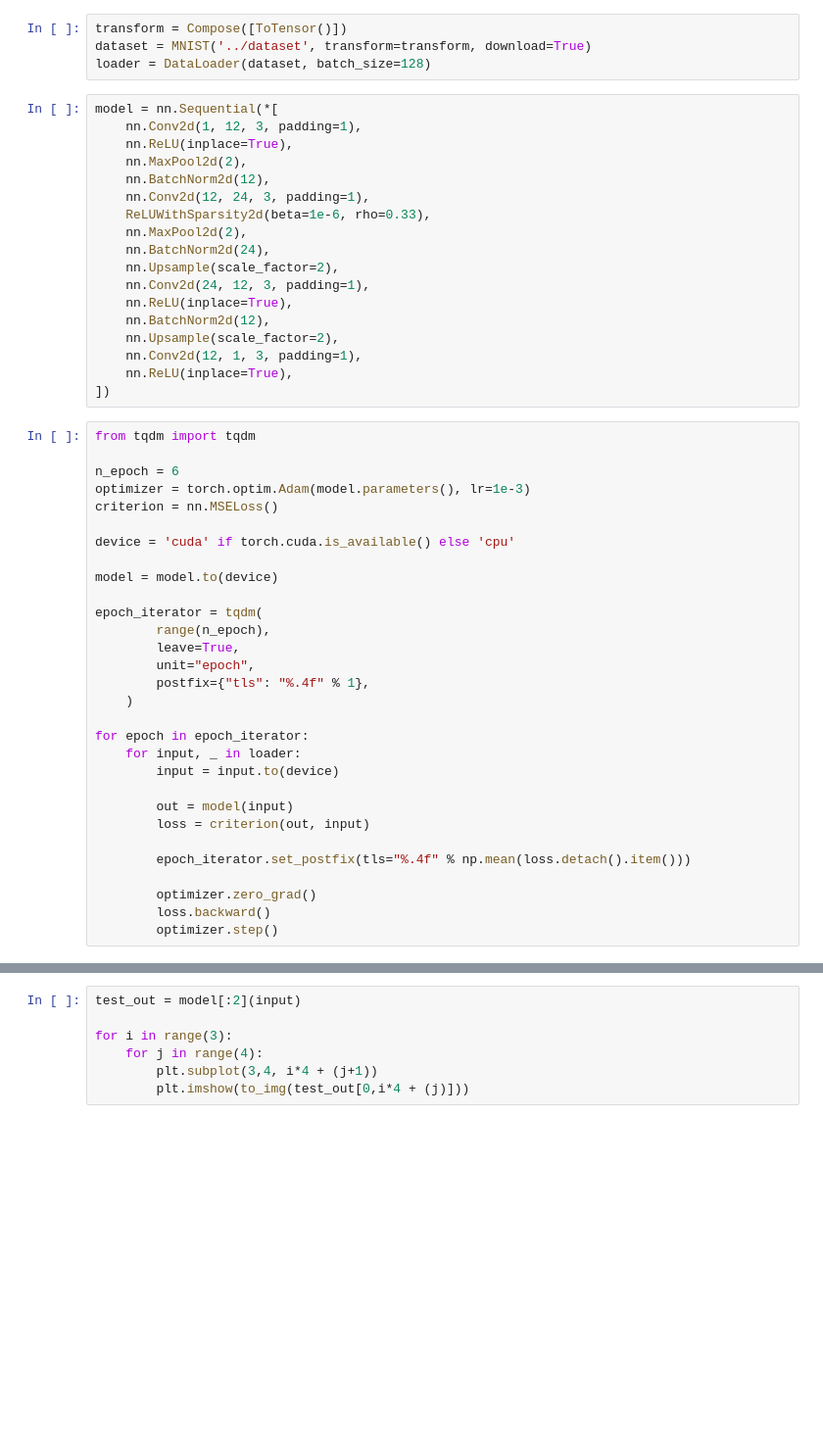
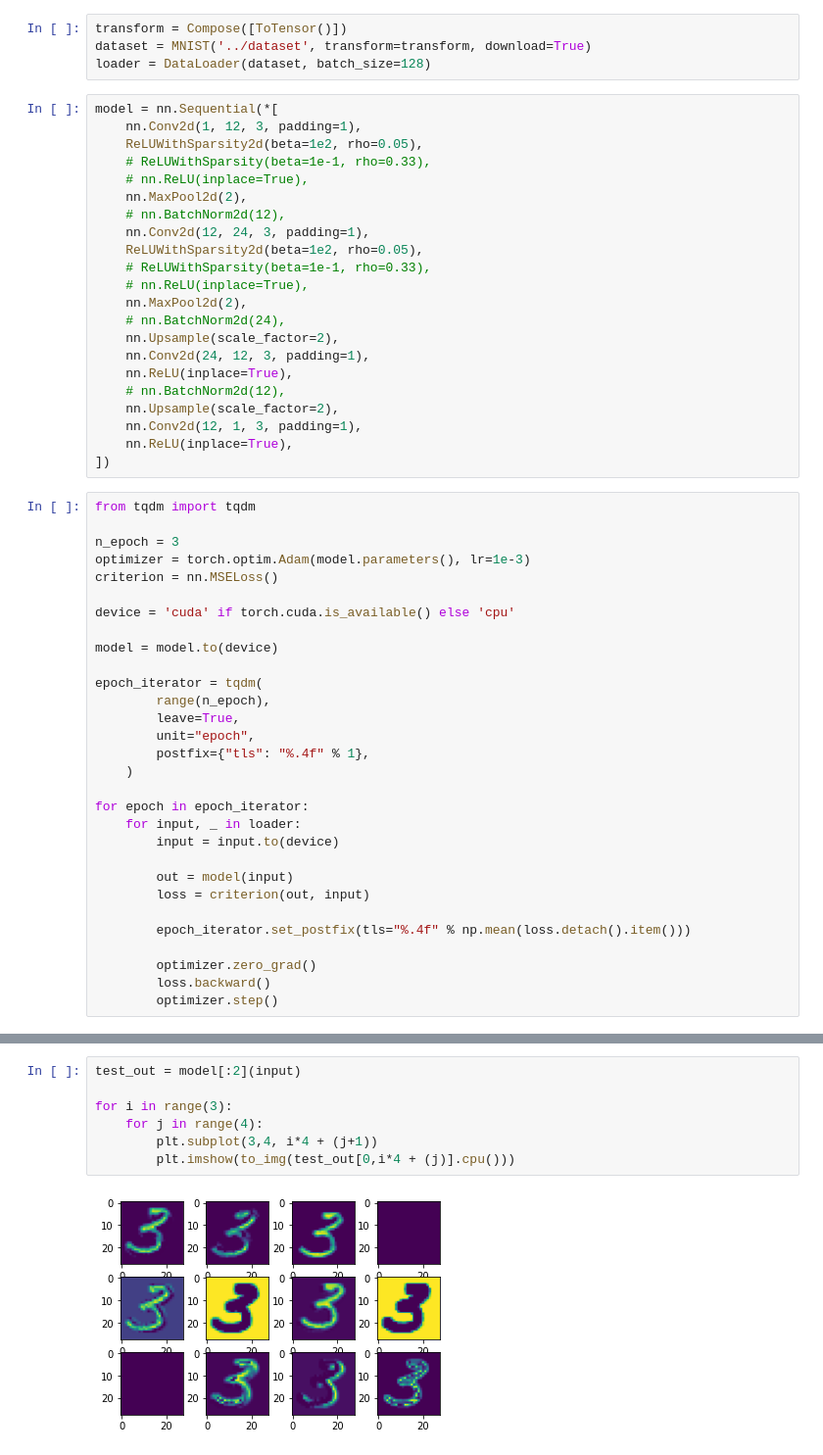
Before and after one commit to SolidusAbi/Sparse, a Jupyter notebook: notebooks/sparse_convolutional.ipynb, the cells around one changed output, grey strips where cells are left out. Shown at 98% size. Cells and saved outputs as stored; diff of their text form; blank space fills up the shorter version.

```diff
--- a/notebooks/sparse_convolutional.ipynb
+++ b/notebooks/sparse_convolutional.ipynb
@@ -19,17 +19,21 @@ loader = DataLoader(dataset, batch_size=128)
 # %%
 model = nn.Sequential(*[
     nn.Conv2d(1, 12, 3, padding=1),
-    nn.ReLU(inplace=True),
+    ReLUWithSparsity2d(beta=1e2, rho=0.05),
+    # ReLUWithSparsity(beta=1e-1, rho=0.33),
+    # nn.ReLU(inplace=True),
     nn.MaxPool2d(2),
-    nn.BatchNorm2d(12),
+    # nn.BatchNorm2d(12),
     nn.Conv2d(12, 24, 3, padding=1),
-    ReLUWithSparsity2d(beta=1e-6, rho=0.33),
+    ReLUWithSparsity2d(beta=1e2, rho=0.05),
+    # ReLUWithSparsity(beta=1e-1, rho=0.33),
+    # nn.ReLU(inplace=True),
     nn.MaxPool2d(2),
-    nn.BatchNorm2d(24),
+    # nn.BatchNorm2d(24),
     nn.Upsample(scale_factor=2),
     nn.Conv2d(24, 12, 3, padding=1),
     nn.ReLU(inplace=True),
-    nn.BatchNorm2d(12),
+    # nn.BatchNorm2d(12),
     nn.Upsample(scale_factor=2),
     nn.Conv2d(12, 1, 3, padding=1),
     nn.ReLU(inplace=True),
@@ -37,7 +41,7 @@ model = nn.Sequential(*[
 # %%
 from tqdm import tqdm
 
-n_epoch = 6
+n_epoch = 3
 optimizer = torch.optim.Adam(model.parameters(), lr=1e-3)
 criterion = nn.MSELoss()
 
@@ -80,10 +86,12 @@ plt.show()
 # %%
 test_out = model[:2](input)
 
 for i in range(3):
     for j in range(4):
         plt.subplot(3,4, i*4 + (j+1))
-        plt.imshow(to_img(test_out[0,i*4 + (j)]))
+        plt.imshow(to_img(test_out[0,i*4 + (j)].cpu()))
+# %% [output]
+[figure, added]
 # %%
 test_out = model[:6](input)
 for i in range(5):
```
Also changed, not shown: parts of 7 cells of this notebook, 11 other files.
